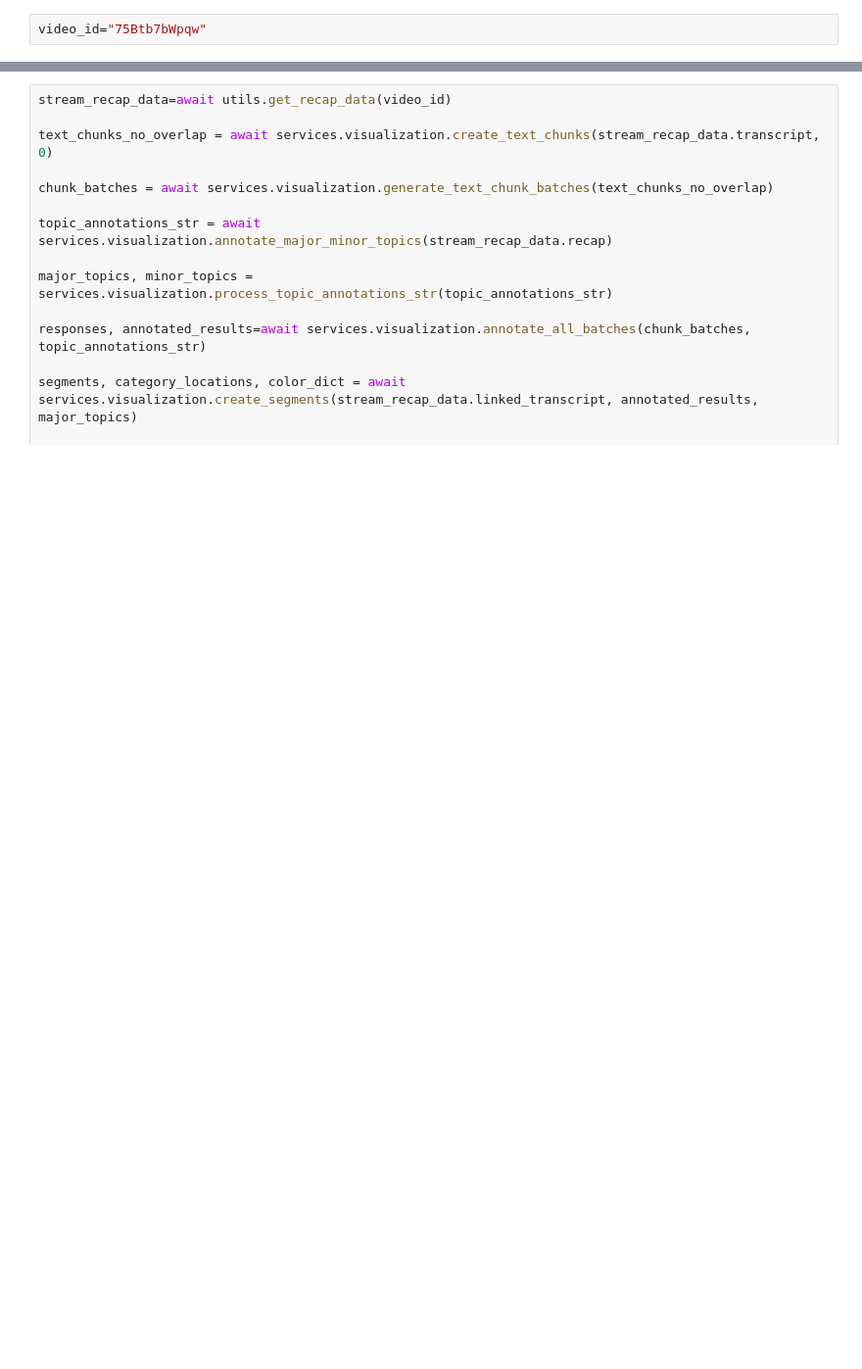
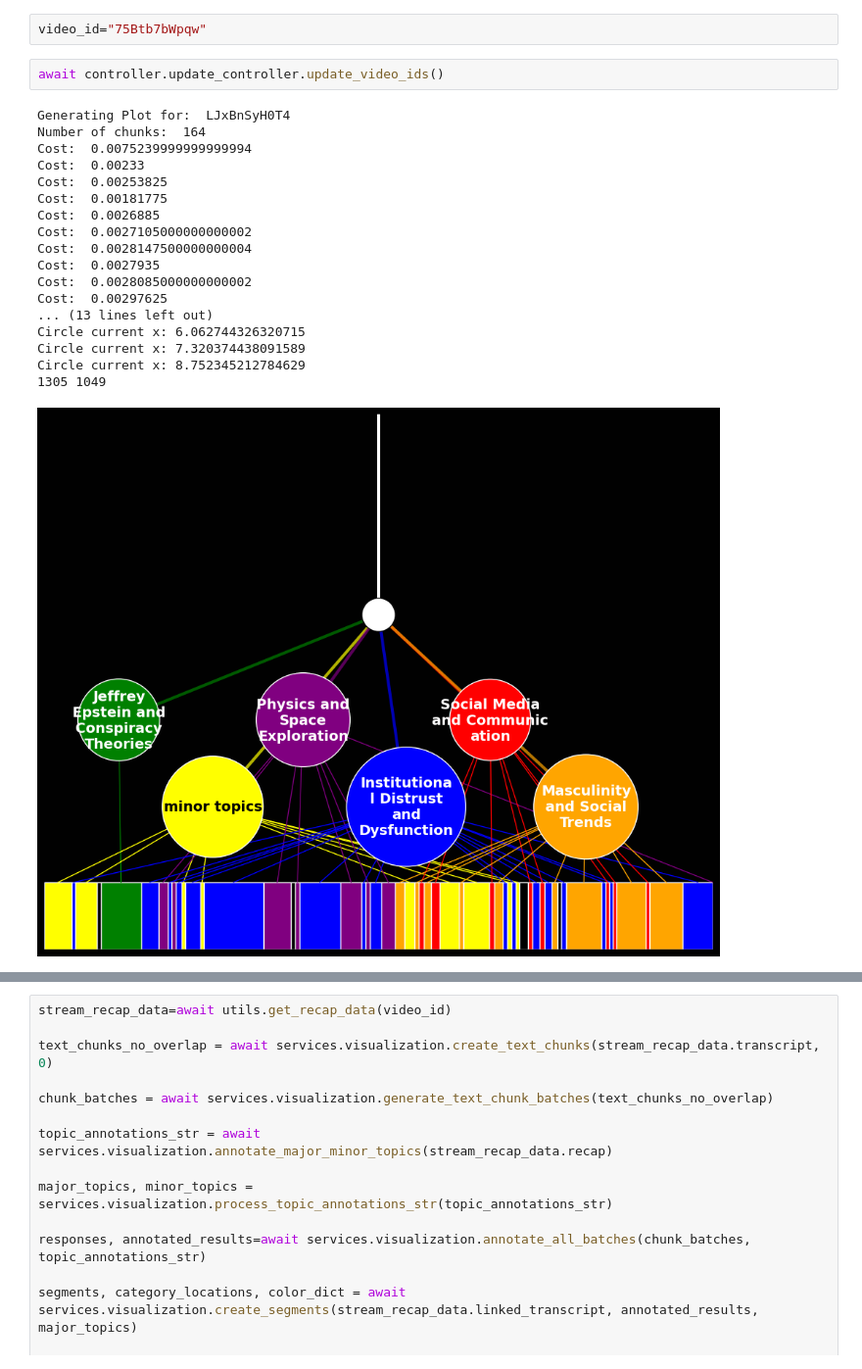
Before and after one commit to ehlowe/DestinyRecapsApi, a Jupyter notebook: serverproject/destinyapp/misc/visualizaiton_clickable_prod.ipynb, the cells around one changed output, grey strips where cells are left out. Shown at 98% size. Saved outputs shown, nothing was run; the diff lists cells and outputs as text; blank space fills up the shorter version.

Commit message:
Plotting and Updating ready for push to server

```diff
--- a/serverproject/destinyapp/misc/visualizaiton_clickable_prod.ipynb
+++ b/serverproject/destinyapp/misc/visualizaiton_clickable_prod.ipynb
@@ -42,2 +69,23 @@ from destinyapp.customlibrary import utils
 # %%
 video_id="75Btb7bWpqw"
+# %%
+await controller.update_controller.update_video_ids()
+# %% [output]
+Generating Plot for:  LJxBnSyH0T4
+Number of chunks:  164
+Cost:  0.0075239999999999994
+Cost:  0.00233
+Cost:  0.00253825
+Cost:  0.00181775
+Cost:  0.0026885
+Cost:  0.0027105000000000002
+Cost:  0.0028147500000000004
+Cost:  0.0027935
+Cost:  0.0028085000000000002
+Cost:  0.00297625
+... (13 lines left out)
+Circle current x: 6.062744326320715
+Circle current x: 7.320374438091589
+Circle current x: 8.752345212784629
+1305 1049
+[figure, added]
```
Also changed, not shown: parts of 12 cells of this notebook, 6 other files.
